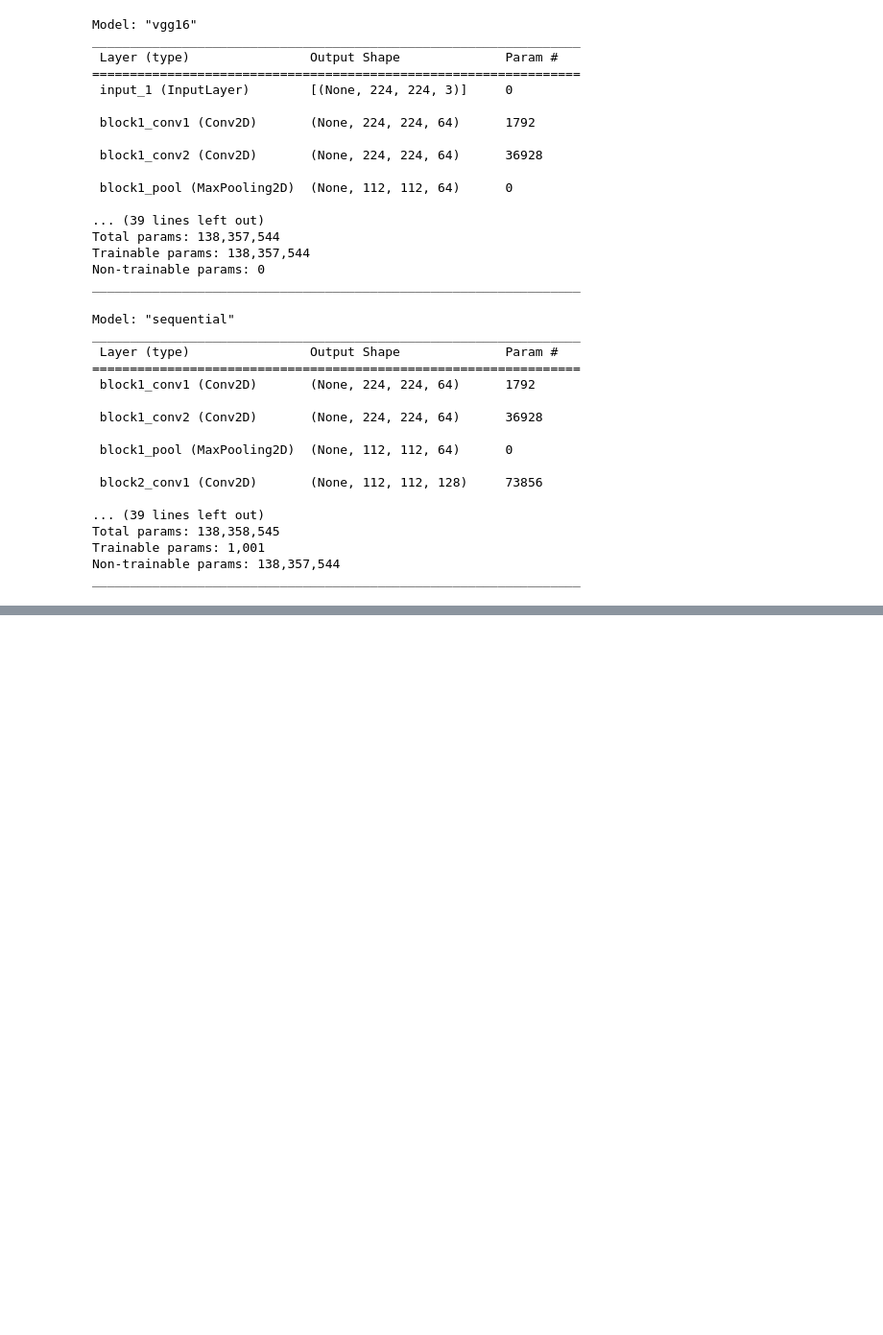
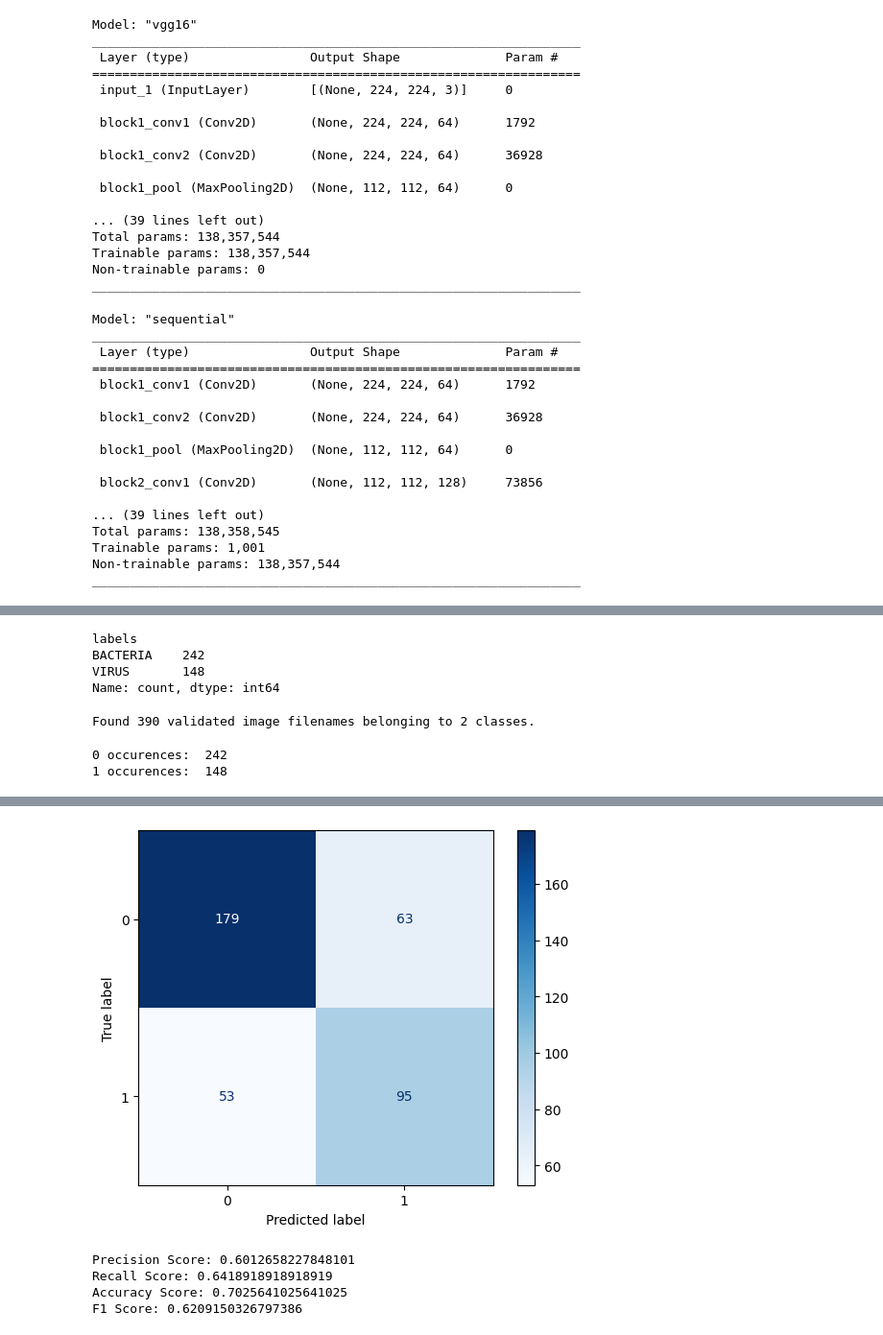
Before and after one commit to Jko0425/Phase_4_project_image_recognition, a Jupyter notebook: Using the Vgg16 model to separate pneumonia caused by virus and bacteria.ipynb, the cells around one changed output, grey strips where cells are left out. Shown at 96% size. Drawn from its saved outputs; the diff is of its cells as text; code cells hidden in the pictures; blank space fills up the shorter version.

```diff
--- a/Using the Vgg16 model to separate pneumonia caused by virus and bacteria.ipynb
+++ b/Using the Vgg16 model to separate pneumonia caused by virus and bacteria.ipynb
@@ -291,0 +310,3 @@ plt.tight_layout()
+# %%
+df_test = df_test[df_test['filepaths'].str.contains('PNEUMONIA')]
+df_test.head()
@@ -291,0 +320,45 @@ plt.tight_layout()
+# %%
+df_test = df_test.drop(labels='labels', axis=1)
+df_test['labels'] = df_test['filepaths'].str.extract('(BACTERIA|VIRUS)')[0]
+df_test['labels'].value_counts()
+# %% [output]
+labels
+BACTERIA    242
+VIRUS       148
+Name: count, dtype: int64
+# %%
+test_datagen = image.ImageDataGenerator(rescale=1./255)
+
+test_generator = test_datagen.flow_from_dataframe(
+    df_test,
+    x_col='filepaths',
+    y_col='labels',
+    target_size=target_size,
+    batch_size=batch_size,
+    class_mode='binary',
+    shuffle=False
+)
+# %% [output]
+Found 390 validated image filenames belonging to 2 classes.
+# %%
+test_labels = []
+
+for x in range(0, len(test_generator)):
+    test_labels.extend(np.array(test_generator[x][1]))
+
+print('0 occurences: ', test_labels.count(0))
+print('1 occurences: ', test_labels.count(1))
+# %% [output]
+0 occurences:  242
+1 occurences:  148
+# %%
+y_hat = model.predict(test_generator, batch_size=batch_size, steps=len(test_generator))
+y_hat = np.rint(y_hat.reshape(390,))
+
+cm = confusion_matrix(test_labels, y_hat)
+
+disp = ConfusionMatrixDisplay(confusion_matrix=cm)
+
+disp.plot(cmap=plt.cm.Blues)
+plt.show()
+# %% [output]
@@ -291,0 +366 @@ plt.tight_layout()
+[figure, added]
@@ -291,0 +375,7 @@ plt.tight_layout()
+# %%
+print_metrics(test_labels, y_hat)
+# %% [output]
+Precision Score: 0.6012658227848101
+Recall Score: 0.6418918918918919
+Accuracy Score: 0.7025641025641025
+F1 Score: 0.6209150326797386
```
Also changed, not shown: parts of 13 cells of this notebook.
